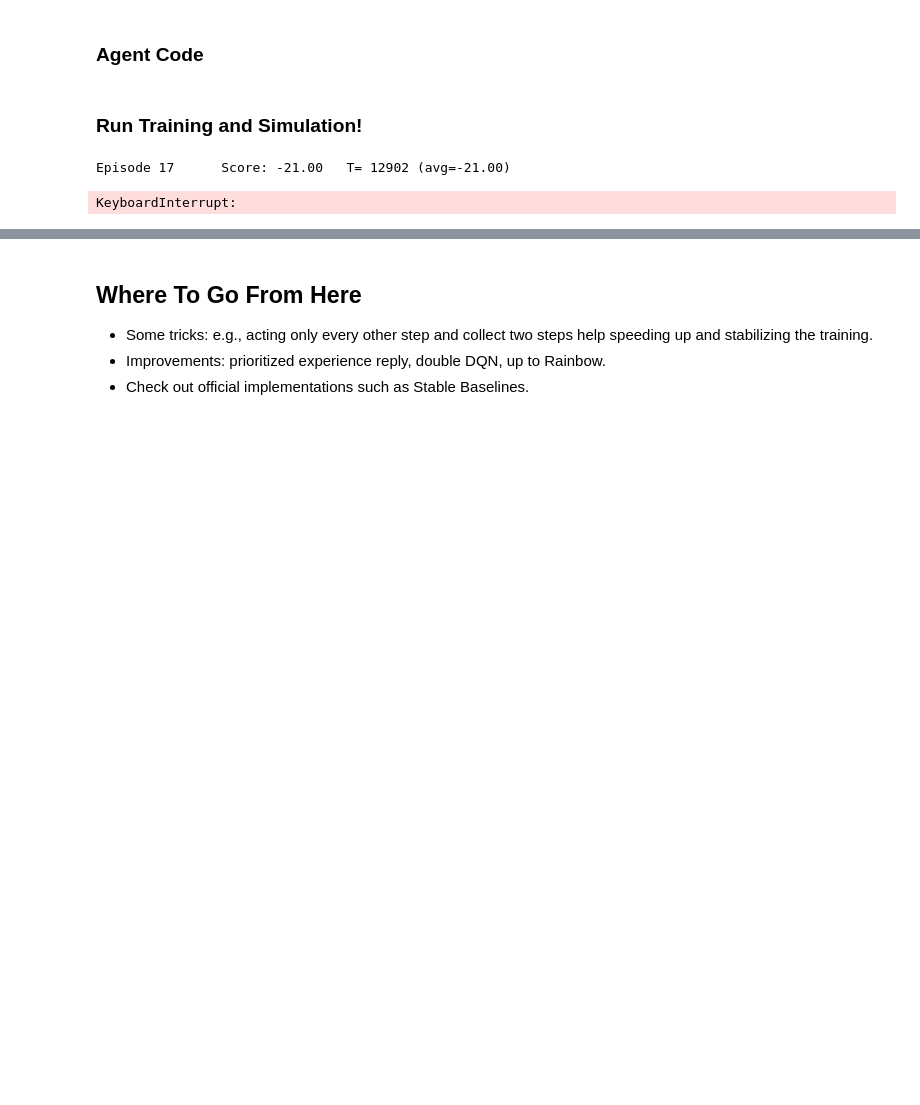
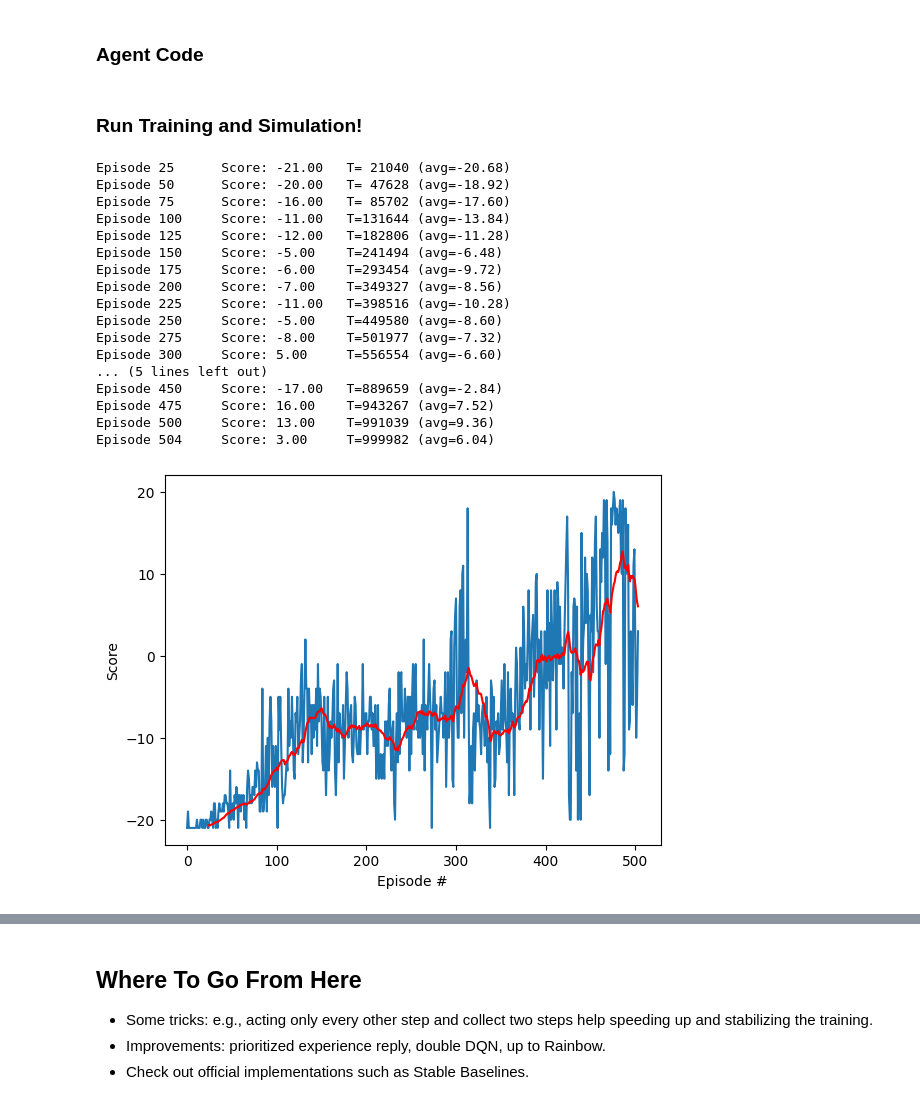
Before and after one commit to pranay8297/drl-zh, a Jupyter notebook: 03_DQN.ipynb, the cells around one changed output, grey strips where cells are left out. Drawn from its saved outputs; the diff is of its cells as text; code cells hidden in the pictures; blank space fills up the shorter version.

Commit message:
Model Training done

```diff
--- a/03_DQN.ipynb
+++ b/03_DQN.ipynb
@@ -474,10 +475,10 @@ class ReplayBuffer:
         #       to convert to the appropriate tensor type (float() or long())
         # breakpoint()
         states      = torch.stack(states)
-        actions     = torch.tensor(actions)[:, None].to(torch.long)
-        rewards     = torch.tensor(rewards)[:, None].to(torch.float32)
+        actions     = torch.tensor(actions)[:, None].to(torch.long).to(DEVICE)
+        rewards     = torch.tensor(rewards)[:, None].to(torch.float32).to(DEVICE)
         next_states = torch.stack(next_states)
-        dones       = torch.tensor(dones)[:, None].to(torch.long)
+        dones       = torch.tensor(dones)[:, None].to(torch.long).to(DEVICE)
         return (states, actions, rewards, next_states, dones)
 
     def __len__(self):
@@ -513,7 +514,7 @@ def start_episode(env: gym.Env):
     """Method to call to start a new episode for pong in DQN training."""
     state, _ = env.reset()
     obs, _, _, _, _ = env.step(1) # Starts the game :)
-    return torch.from_numpy(np.stack([state, obs])).to(torch.float32)
+    return torch.from_numpy(np.stack([state, obs])).to(torch.float32).to(DEVICE) # always on GPU
 # %%
 # from util.gymnastics import epsilon_gen
 
@@ -542,7 +543,7 @@ def train(env, agent, max_timesteps=int(1e6)) -> list[int]:
         # TODO: Make a step in the environment with the selection action.
         observation, reward, terminated, truncated, _ = env.step(action)
         # TODO: Build the new state (i.e., two stacked frames).
-        next_state = torch.stack([state[-1], torch.from_numpy(observation).to(torch.float32)]) # 2, 84, 84
+        next_state = torch.stack([state[-1], torch.from_numpy(observation).to(torch.float32).to(DEVICE)]) # 2, 84, 84
         # Determines if the episode ended
         done = terminated or truncated
         # TODO: Call agent.step with (state, action, reward, next_state, done). That will take care
@@ -616,16 +617,13 @@ class Agent:
         # TODO: Save experience in replay memory
         self.memory.add(state, action, reward, next_state, done)
         # TODO: Update t_learn_step to determine when to learn (every "learn_every" time steps).
-        self.t_learn_step = (self.t_learn_step + 1) % self.learn_every
 
-        if self.t_learn_step == 0:
+        if self.t_learn_step % self.learn_every == 0 and len(self.memory) > self.batch_size:
             # TODO: If enough samples are available in memory, get random subset and learn.
-            if len(self.memory) > self.batch_size:
-                self.learn()
+            self.learn()
 
         # Update target network every "update_target_every" step.
-        self.t_update_target_step = (self.t_update_target_step + 1) % self.update_target_every
-        if self.t_update_target_step == 0:
+        if (self.t_update_target_step + 1) % self.update_target_every == 0:
             Agent.soft_update_model_params(self.qnetwork_local, self.qnetwork_target, self.tau)
 
         self.t_learn_step += 1
@@ -634,7 +632,7 @@ class Agent:
         """Makes the agent take an action for the state passed as input."""
         # TODO: Convert the state to a torch.Tensor
         if not isinstance(state, torch.Tensor):
-            state = torch.from_numpy(state).to(torch.float32) # (2, 84, 84) - one single output
+            state = torch.from_numpy(state).to(torch.float32).to(DEVICE) # (2, 84, 84) - one single output
 
         # TODO: Set the local network to eval, probe it to get the action values, and set it back
         #       to training mode. Remember to use torch.no_grad().
@@ -648,14 +646,15 @@ class Agent:
         if flag: # select random
             action = np.random.randint(self.action_size) # single int value
         else: # argmax actions
-            action = action_values.argmax().item() # single integer value
+            action = action_values.argmax().item() # single integer value # GPU check done
 
         return action
 
     def learn(self): # happens as a batch - unlike others
         """Executes one learning step for the agent."""
         # TODO: Select a batch of experiences from the replay buffer
-        experiences = self.memory(self.batch_size) # (state, action, reward, next_state, done) # batch_size
+        # print("Learning")
+        experiences = self.memory.sample(self.batch_size) # (state, action, reward, next_state, done) # batch_size
         # TODO: Unpack them
         states, actions, rewards, next_states, dones = experiences
 
@@ -674,15 +673,17 @@ class Agent:
         predictions = self.qnetwork_local(states) # bs, action_space
         # TODO: ...but choose only the action value that was selected in the experience replay.
         # actions - bs, 1
-        Q_expected = predictions[actions]
+        Q_expected = predictions.gather(1, actions)
         # TODO: Compute loss. Hint: use the Huber Loss.
+
+        # breakpoint()
         loss = F.huber_loss(Q_expected, Q_targets)
 
         # TODO: Minimize the loss. Hint: zero_grad the optim, backward on loss, step the optim.
         self.optimizer.zero_grad()
         loss.backward()
         self.optimizer.step()
-
+        # print(f"Loss: {loss.item()}")
         self.t_update_target_step += 1
 
     @staticmethod
@@ -711,13 +715,30 @@ def pretrained_simulation():
 # %%
 with gym.make("PongDeterministic-v4", frameskip=1) as env:
+    # torch.use_deterministic_algorithms(True)
     env = init_random(env)
     env = AtariPreprocessing(env)
-    agent = Agent(action_size=env.action_space.n)
+    agent = Agent(action_size=env.action_space.n, batch_size = 64, lr = 5e-04)
     scores = train(env, agent)
 
 plot_scores(scores)
 # %% [output]
-Episode 17      Score: -21.00   T= 12902 (avg=-21.00)
+Episode 25      Score: -21.00   T= 21040 (avg=-20.68)
+Episode 50      Score: -20.00   T= 47628 (avg=-18.92)
+Episode 75      Score: -16.00   T= 85702 (avg=-17.60)
+Episode 100     Score: -11.00   T=131644 (avg=-13.84)
+Episode 125     Score: -12.00   T=182806 (avg=-11.28)
+Episode 150     Score: -5.00    T=241494 (avg=-6.48)
+Episode 175     Score: -6.00    T=293454 (avg=-9.72)
+Episode 200     Score: -7.00    T=349327 (avg=-8.56)
+Episode 225     Score: -11.00   T=398516 (avg=-10.28)
+Episode 250     Score: -5.00    T=449580 (avg=-8.60)
+Episode 275     Score: -8.00    T=501977 (avg=-7.32)
+Episode 300     Score: 5.00     T=556554 (avg=-6.60)
+... (5 lines left out)
+Episode 450     Score: -17.00   T=889659 (avg=-2.84)
+Episode 475     Score: 16.00    T=943267 (avg=7.52)
+Episode 500     Score: 13.00    T=991039 (avg=9.36)
+Episode 504     Score: 3.00     T=999982 (avg=6.04)
-KeyboardInterrupt:
+[figure, added]
 # %%
 gym_simulate(agent)
```
Also changed, not shown: parts of 7 cells of this notebook.
